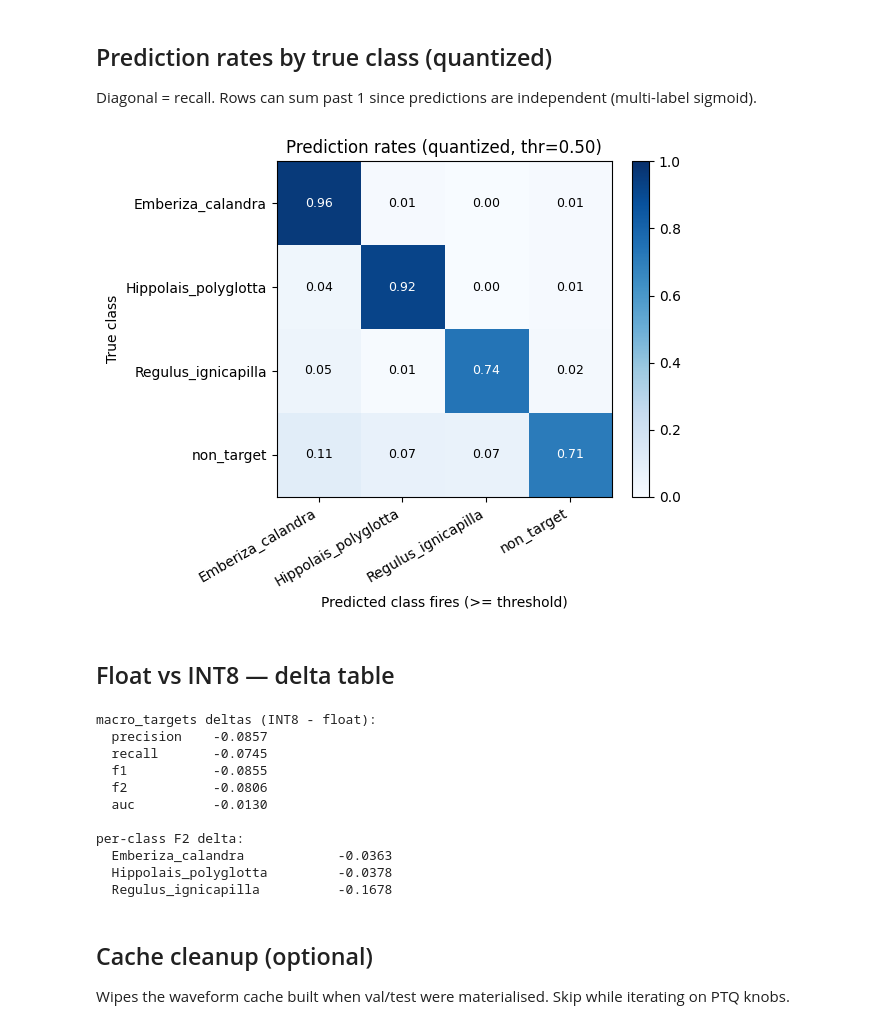
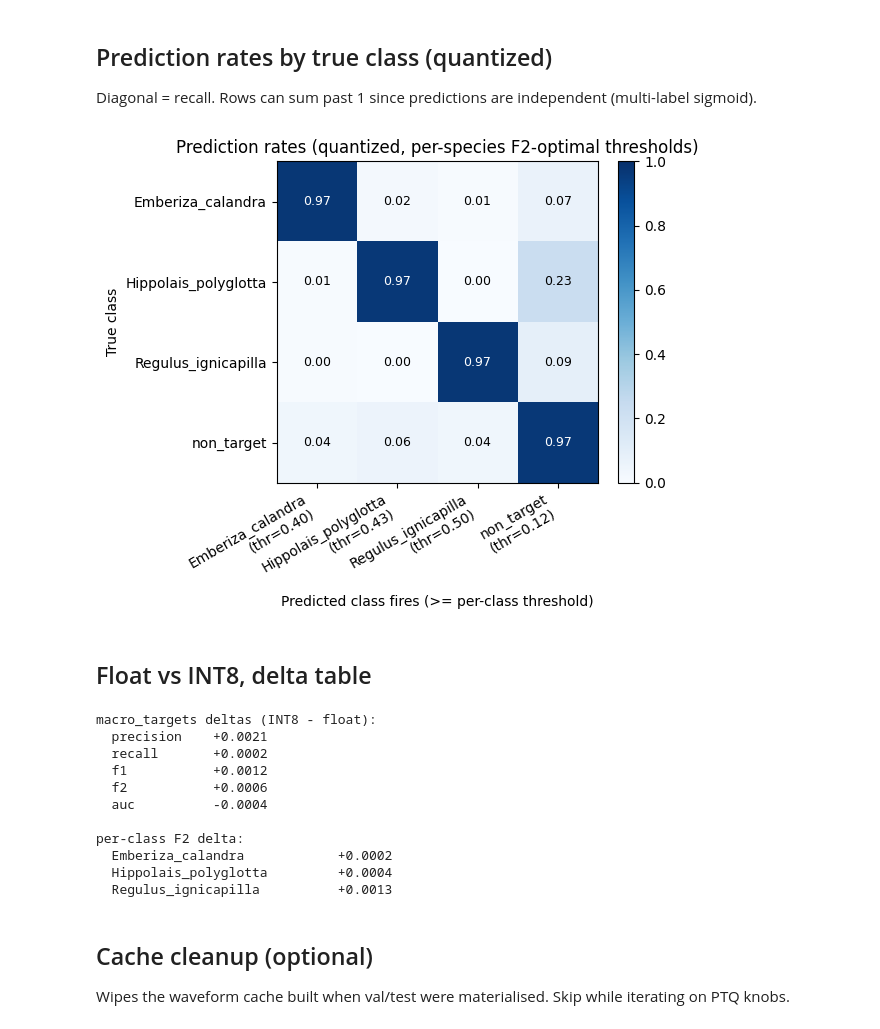
Before and after one commit to NathanDuboisset/multi-chirp, a Jupyter notebook: building/geographic_task/results.ipynb, the cells around one changed output. Drawn from its saved outputs; the diff is of its cells as text; code cells hidden in the pictures.

```diff
--- a/building/geographic_task/results.ipynb
+++ b/building/geographic_task/results.ipynb
@@ -96,9 +78,9 @@ from building.models import model_eval as M
 from building import results_io as R
 
 catalog = load_dataset_catalog(COLLECTION)
-non_target_idx = catalog.class_names.index(NON_TARGET_NAME)
-target_idxs = [i for i, n in enumerate(catalog.class_names) if n != NON_TARGET_NAME]
-final_labels = [catalog.class_names[i] for i in target_idxs] + [NON_TARGET_NAME]
+non_target_idx = catalog.class_names.index('non_target')
+target_idxs = [i for i, n in enumerate(catalog.class_names) if n != 'non_target']
+final_labels = [catalog.class_names[i] for i in target_idxs] + ['non_target']
 n_classes = len(final_labels)
 
 input_repr = input_repr_for(BUILD_MODEL)
@@ -114,6 +96,6 @@ test_ds, _ = build_dataset_from_catalog(
 
 model = model_factory(BUILD_MODEL)(n_classes)
 model.load_weights(MODEL_PATH)
-print(f'Rebuilt {BUILD_MODEL} ({n_classes} classes) and loaded weights from {MODEL_PATH}')
+print(f'Rebuilt {BUILD_MODEL} ({n_classes} classes) from {MODEL_PATH}')
 print(f'final label order  : {final_labels}')
 # %% [output]
@@ -176,21 +139,16 @@ fully_quantize: 0, inference_type: 6, input_inference_type: INT8, output_inferen
 # %%
 cmp = M.compare_float_vs_quantized(
     model, TFLITE_PATH, test_ds, final_labels,
-    threshold=THRESHOLD, threshold_mode='fixed',
-    non_target_names=[NON_TARGET_NAME],
+    threshold_mode='best_f2', threshold_tuning_ds=val_ds,
+    non_target_names=['non_target'],
 )
 float_eval = cmp.float_eval
 quant_eval = cmp.quant_eval
 label_names = list(quant_eval.label_names)
-non_target_names = [NON_TARGET_NAME]
 
 y_true = float_eval.y_true
-test_loss_float = float(
-    tf.keras.losses.BinaryCrossentropy()(y_true, float_eval.y_score).numpy()
-)
-test_loss_quant = float(
-    tf.keras.losses.BinaryCrossentropy()(y_true, quant_eval.y_score).numpy()
-)
+test_loss_float = float(tf.keras.losses.BinaryCrossentropy()(y_true, float_eval.y_score).numpy())
+test_loss_quant = float(tf.keras.losses.BinaryCrossentropy()(y_true, quant_eval.y_score).numpy())
 qe = quant_eval
 print(
     f'INT8 macro-targets — '
@@ -202,5 +160,11 @@ print(
 )
 print(f'loss   float={test_loss_float:.4f}   int8={test_loss_quant:.4f}   Δ={test_loss_quant - test_loss_float:+.4f}')
 print()
+print('per-species F2-optimal thresholds (tuned on val, INT8):')
+for name in label_names:
+    if name == 'non_target':
+        continue
+    print(f'  {name:<28s} thr={quant_eval.per_class[name].threshold:.3f}')
+print()
 M.print_summary(quant_eval)
 # %% [output]
@@ -332,39 +297,42 @@ MFLOPs (est.)                        0.481
 
 Diagonal = recall. Rows can sum past 1 since predictions are independent (multi-label sigmoid).
 # %%
-THRESHOLD = quant_eval.per_class[label_names[0]].threshold
+thr_per_class = np.array(
+    [quant_eval.per_class[n].threshold for n in label_names], dtype=np.float64
+)
 y_true = quant_eval.y_true
 y_score = quant_eval.y_score
 y_true_bin = (y_true >= 0.5).astype(np.int32)
-y_pred_bin = (y_score >= THRESHOLD).astype(np.int32)
+y_pred_bin = (y_score >= thr_per_class[None, :]).astype(np.int32)
 
 rates = np.zeros((len(label_names), len(label_names)), dtype=np.float64)
 for i in range(len(label_names)):
     mask = y_true_bin[:, i] == 1
     if mask.any():
         rates[i] = y_pred_bin[mask].mean(axis=0)
 
 fig, ax = plt.subplots(figsize=(6, 5))
 im = ax.imshow(rates, cmap='Blues', vmin=0, vmax=1)
+xticklabels = [f'{n}\n(thr={t:.2f})' for n, t in zip(label_names, thr_per_class)]
 ax.set_xticks(range(len(label_names)))
-ax.set_xticklabels(label_names, rotation=30, ha='right')
+ax.set_xticklabels(xticklabels, rotation=30, ha='right')
 ax.set_yticks(range(len(label_names)))
 ax.set_yticklabels(label_names)
-ax.set_xlabel('Predicted class fires (>= threshold)')
+ax.set_xlabel('Predicted class fires (>= per-class threshold)')
 ax.set_ylabel('True class')
-ax.set_title(f'Prediction rates (quantized, thr={THRESHOLD:.2f})')
+ax.set_title('Prediction rates (quantized, per-species F2-optimal thresholds)')
 for i in range(rates.shape[0]):
     for j in range(rates.shape[1]):
         ax.text(j, i, f'{rates[i, j]:.2f}',
                 ha='center', va='center',
                 color='white' if rates[i, j] > 0.5 else 'black', fontsize=9)
 fig.colorbar(im, ax=ax, fraction=0.046)
 plt.tight_layout()
 plt.show()
 # %% [output]
-[figure, old version]
+[figure, new version]
 # %% [markdown]
-## Float vs INT8 — delta table
+## Float vs INT8, delta table
 # %%
 deltas = meta.get('deltas', {})
 print('macro_targets deltas (INT8 - float):')
@@ -372,22 +340,22 @@ for k, v in (deltas.get('macro_targets') or {}).items():
     print(f'  {k:<12s} {v:+.4f}' if v is not None else f'  {k:<12s} n/a')
 print('\nper-class F2 delta:')
 for name, d in (deltas.get('per_class') or {}).items():
-    if name in non_target_names:
+    if name == 'non_target':
         continue
     if d.get('f2') is not None:
         print(f'  {name:<28s} {d["f2"]:+.4f}')
 # %% [output]
 macro_targets deltas (INT8 - float):
-  precision    -0.0857
-  recall       -0.0745
-  f1           -0.0855
-  f2           -0.0806
-  auc          -0.0130
+  precision    +0.0021
+  recall       +0.0002
+  f1           +0.0012
+  f2           +0.0006
+  auc          -0.0004
 
 per-class F2 delta:
-  Emberiza_calandra            -0.0363
-  Hippolais_polyglotta         -0.0378
-  Regulus_ignicapilla          -0.1678
+  Emberiza_calandra            +0.0002
+  Hippolais_polyglotta         +0.0004
+  Regulus_ignicapilla          +0.0013
 # %% [markdown]
 ## Cache cleanup (optional)
 
```
Also changed, not shown: parts of 14 cells of this notebook, 12 other files.
